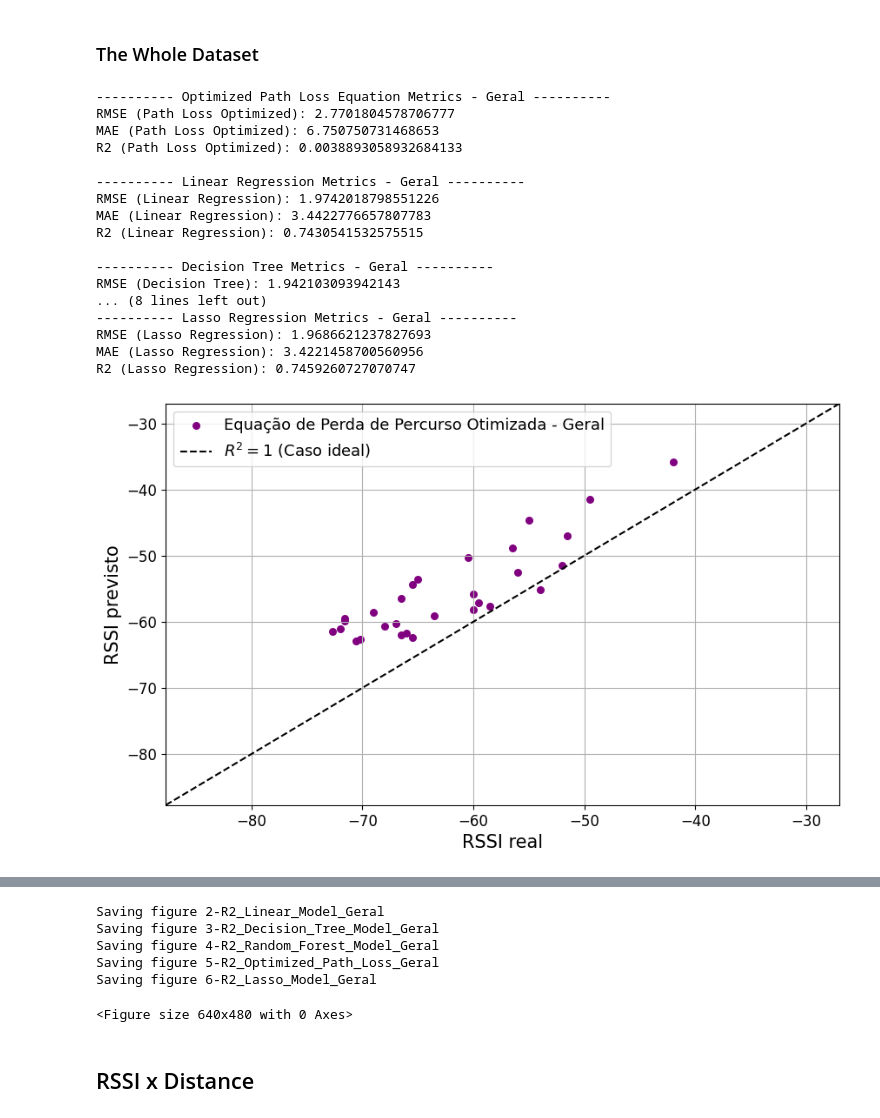
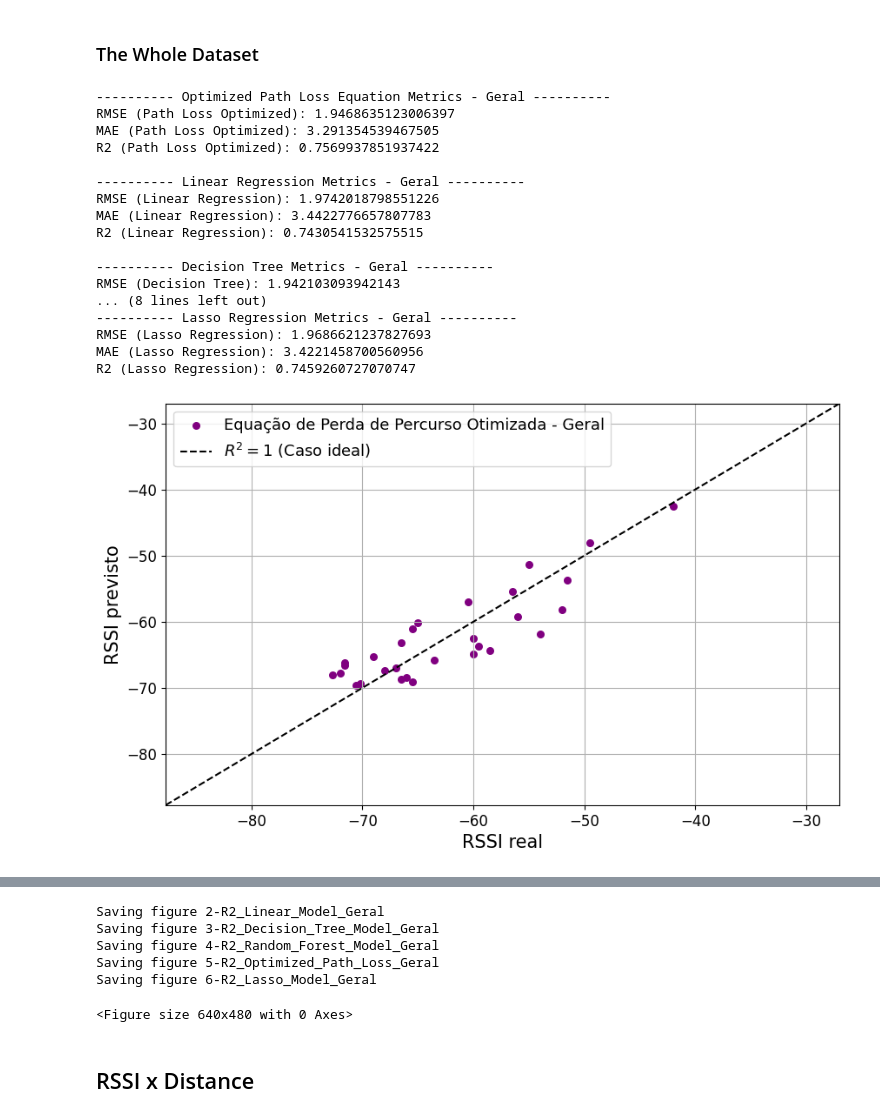
Before and after one commit to albert-santos/path_loss_prediction, a Jupyter notebook: 5-2 GHz Analysis/Compares_models_and_path_loss_equation.ipynb, the cells around one changed output, grey strips where cells are left out. Saved outputs shown, nothing was run; the diff lists cells and outputs as text; code cells hidden in the pictures.

```diff
--- a/5-2 GHz Analysis/Compares_models_and_path_loss_equation.ipynb
+++ b/5-2 GHz Analysis/Compares_models_and_path_loss_equation.ipynb
@@ -398,28 +398,28 @@ y = data_5_2_Ghz['RSSI']
 # %%
 # Distance type
 distance = "Geral"
 # Frequency
-frequency = 2412
+frequency = 5200
 df_metrics_near_distance = evaluate_models(frequency, X, y, lin_reg, tree_reg_best, forest_reg_best, lasso_reg_best, distance, calculate_rssi_with_optimized_path_loss_function, plot_r2, save_metrics, save_fig)
 # %% [output]
 ---------- Optimized Path Loss Equation Metrics - Geral ----------
-RMSE (Path Loss Optimized): 2.7701804578706777
-MAE (Path Loss Optimized): 6.750750731468653
-R2 (Path Loss Optimized): 0.0038893058932684133
+RMSE (Path Loss Optimized): 1.9468635123006397
+MAE (Path Loss Optimized): 3.291354539467505
+R2 (Path Loss Optimized): 0.7569937851937422
 
 ---------- Linear Regression Metrics - Geral ----------
 RMSE (Linear Regression): 1.9742018798551226
 MAE (Linear Regression): 3.4422776657807783
 R2 (Linear Regression): 0.7430541532575515
 
 ---------- Decision Tree Metrics - Geral ----------
 RMSE (Decision Tree): 1.942103093942143
 ... (8 lines left out)
 ---------- Lasso Regression Metrics - Geral ----------
 RMSE (Lasso Regression): 1.9686621237827693
 MAE (Lasso Regression): 3.4221458700560956
 R2 (Lasso Regression): 0.7459260727070747
-[figure, old version]
+[figure, new version]
 [figure]
 [figure]
 [figure]
```
Also changed, not shown: parts of 4 cells of this notebook, 6 other files.
